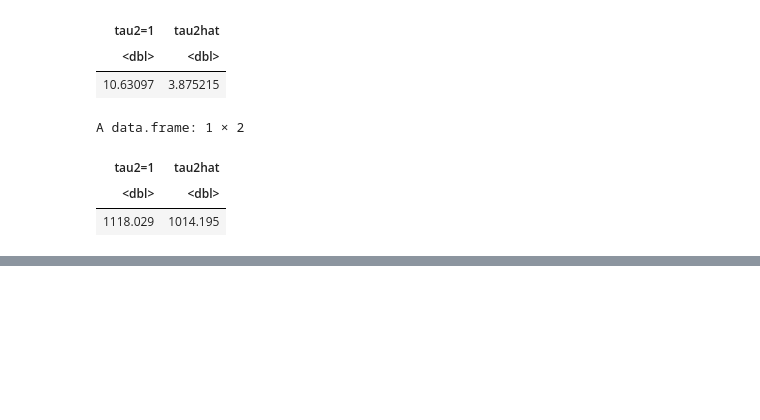
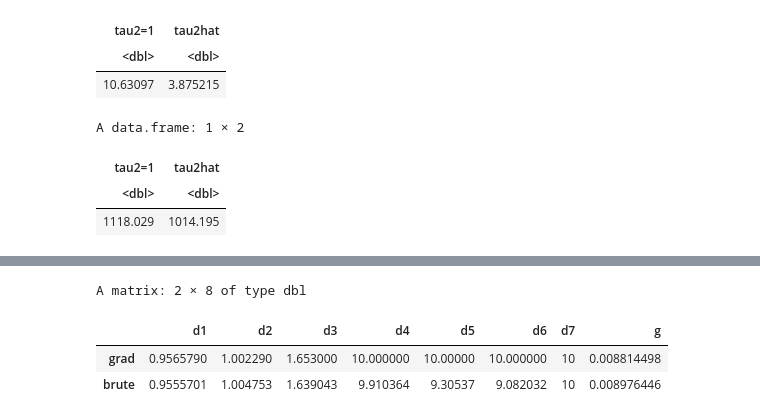
Before and after one commit to gglee4ai/notebook, a Jupyter notebook: study-surrogates/surrogates-ch05.ipynb, the cells around one changed output, grey strips where cells are left out. Cells and saved outputs as stored; diff of their text form; code cells hidden in the pictures; blank space fills up the shorter version.

```diff
--- a/study-surrogates/surrogates-ch05.ipynb
+++ b/study-surrogates/surrogates-ch05.ipynb
@@ -301,0 +480,4 @@ function gradient   actual
+# %%
+K <- exp(- D/out$par[1]) + diag(out$par[2], nrow(D))
+Ki <- solve(K)
+tau2hat <- drop(t(y) %*% Ki %*% y / nrow(D))
@@ -301,0 +525,7 @@ function gradient   actual
+# %%
+tic <- proc.time()[3]
+counter <- 0
+out <- optim(c(rep(0.1, ncol(X)), 0.1*var(y)), nlsep, method="L-BFGS-B",
+  X=X, Y=y, lower=eps, upper=c(rep(10, ncol(X)), var(y)))
+toc <- proc.time()[3]
+out$par
@@ -301,0 +546,37 @@ function gradient   actual
+# %%
+gradnlsep <- function(par, X, Y)
+ {
+  theta <- par[1:ncol(X)]
+  g <- par[ncol(X)+1]
+  n <- length(Y)
+  K <- covar.sep(X, d=theta, g=g)
+  Ki <- solve(K)
+  KiY <- Ki %*% Y
+
+  ## loop over theta components
+  dlltheta <- rep(NA, length(theta))
+  for(k in 1:length(dlltheta)) {
+    dotK <- K * distance(X[,k])/(theta[k]^2)
+    dlltheta[k] <- (n/2) * t(KiY) %*% dotK %*% KiY / (t(Y) %*% KiY) -
+      (1/2)*sum(diag(Ki %*% dotK))
+  }
+
+  ## for g
+  dllg <- (n/2) * t(KiY) %*% KiY / (t(Y) %*% KiY) - (1/2)*sum(diag(Ki))
+
+  return(-c(dlltheta, dllg))
+ }
+# %%
+tic <- proc.time()[3]
+counter <- 0
+outg <- optim(c(rep(0.1, ncol(X)), 0.1*var(y)), nlsep, gradnlsep,
+  method="L-BFGS-B", lower=eps, upper=c(rep(10, ncol(X)), var(y)), X=X, Y=y)
+toc <- proc.time()[3]
+thetahat <- rbind(grad=outg$par, brute=out$par)
+colnames(thetahat) <- c(paste0("d", 1:ncol(X)), "g")
+thetahat
+# %% [output]
+A matrix: 2 × 8 of type dbl
+|  | d1 | d2 | d3 | d4 | d5 | d6 | d7 | g |
+| grad | 0.9565790 | 1.002290 | 1.653000 | 10.000000 | 10.00000 | 10.000000 | 10 | 0.008814498 |
+| brute | 0.9555701 | 1.004753 | 1.639043 | 9.910364 | 9.30537 | 9.082032 | 10 | 0.008976446 |
```
Also changed, not shown: parts of 51 cells of this notebook.
